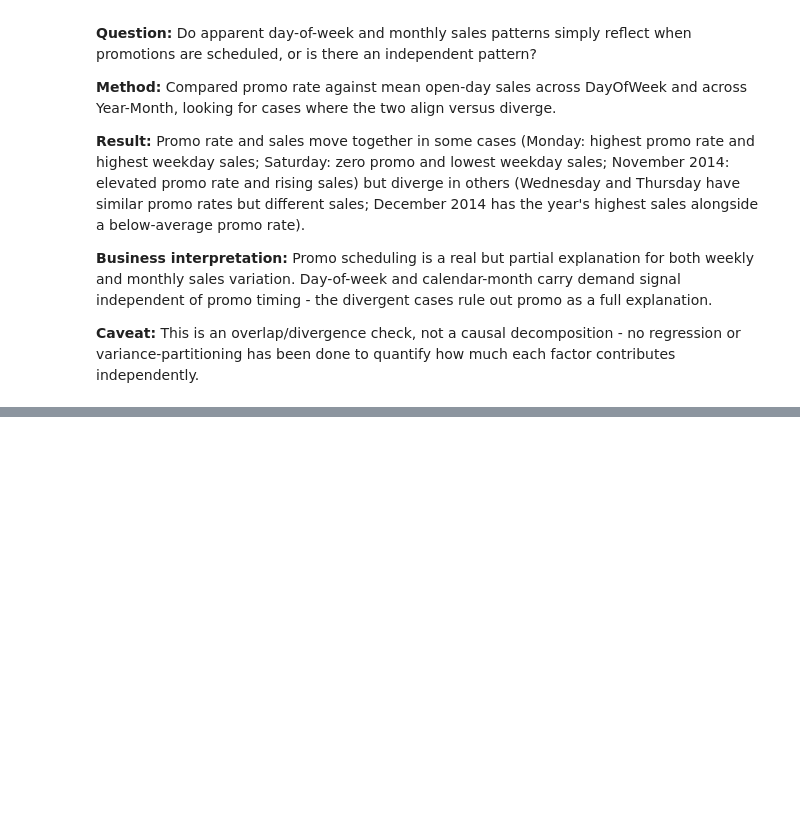
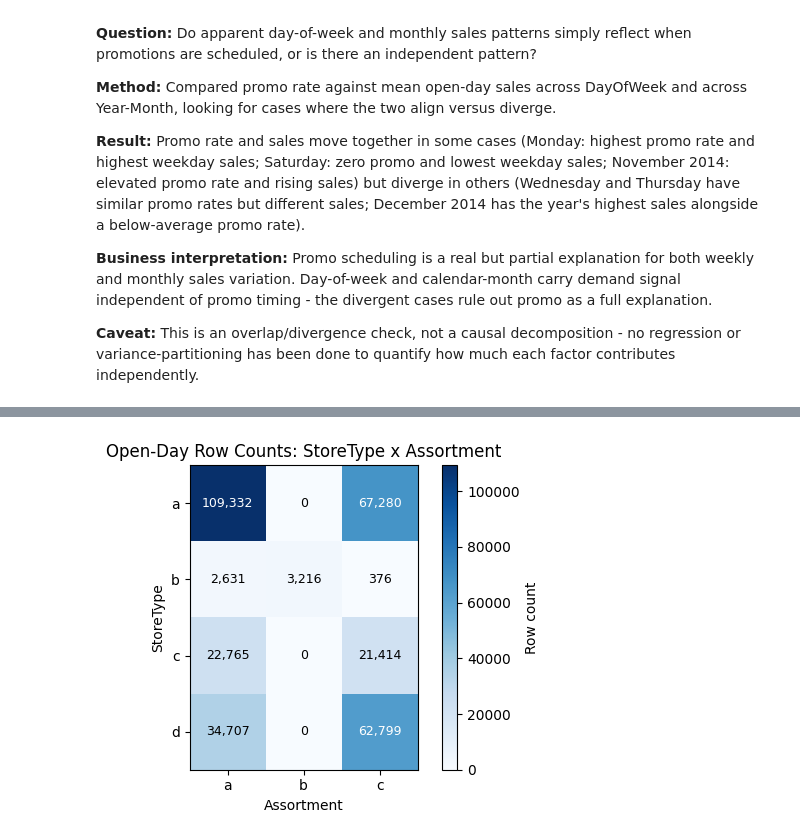
Before and after one commit to Aliraza-Amjad-Shaikh/demand-lens, a Jupyter notebook: notebooks/02_eda.ipynb, the cells around one changed output, grey strips where cells are left out. Cells and saved outputs as stored; diff of their text form; code cells hidden in the pictures; blank space fills up the shorter version.

```diff
--- a/notebooks/02_eda.ipynb
+++ b/notebooks/02_eda.ipynb
@@ -961,0 +1016,4 @@ promo_by_dow
+# %%
+crosscheck = open_days.groupby(['StoreType', 'Assortment']).size().unstack(fill_value=0)
+
+crosscheck
@@ -961,0 +1051,25 @@ promo_by_dow
+# %%
+# StoreType x Assortment heatmap — makes the confound visible at a glance
+fig, ax = plt.subplots(figsize=(5.5, 4))
+im = ax.imshow(crosscheck.values, cmap='Blues')
+
+ax.set_xticks(range(len(crosscheck.columns)))
+ax.set_xticklabels(crosscheck.columns)
+ax.set_yticks(range(len(crosscheck.index)))
+ax.set_yticklabels(crosscheck.index)
+ax.set_xlabel('Assortment')
+ax.set_ylabel('StoreType')
+ax.set_title('Open-Day Row Counts: StoreType x Assortment')
+
+# annotate each cell with its actual count so exact numbers stay visible
+for i in range(crosscheck.shape[0]):
+    for j in range(crosscheck.shape[1]):
+        val = crosscheck.values[i, j]
+        ax.text(j, i, f'{val:,}', ha='center', va='center',
+                 color='white' if val > 60000 else 'black', fontsize=9)
+
+plt.colorbar(im, ax=ax, label='Row count')
+plt.tight_layout()
+plt.show()
+# %% [output]
+[figure, added]
```
Also changed, not shown: parts of 7 cells of this notebook.
